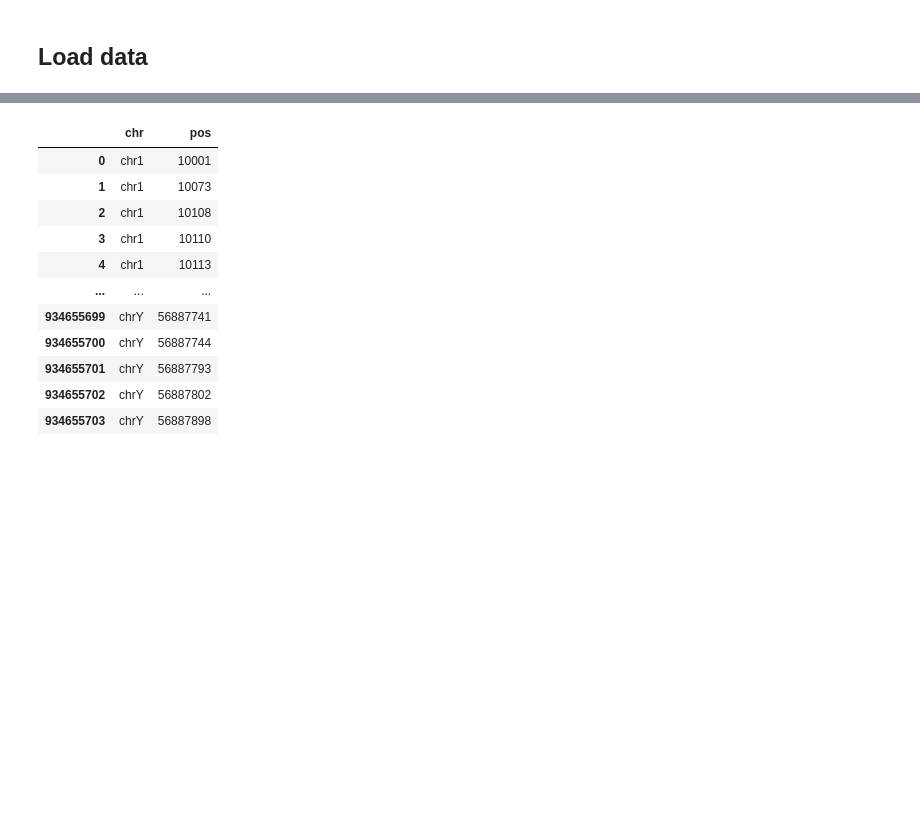
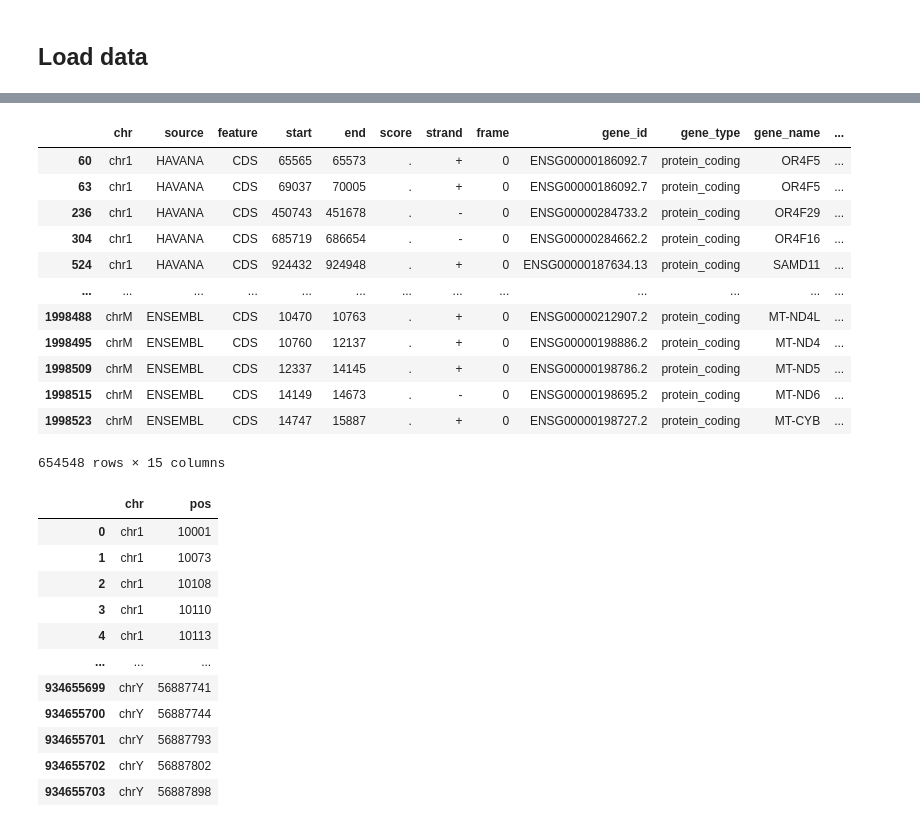
Before and after one commit to healthcare-medicine-ai/wgs-constraint-llm, a Jupyter notebook: AoU Mutation Predictions.ipynb, the cells around one changed output, grey strips where cells are left out. Drawn from its saved outputs; the diff is of its cells as text; code cells hidden in the pictures; blank space fills up the shorter version.

```diff
--- a/AoU Mutation Predictions.ipynb
+++ b/AoU Mutation Predictions.ipynb
@@ -49,7 +49,9 @@ results_path = '/oak/stanford/groups/mrivas/projects/wgs-constraint-llm/osthoag/
 
 # Specify the file paths
 aou_variants_file_path = data_path + 'aou_variants.tsv.gz'
+gene_annotation_file_path = data_path + 'gencode.v44.basic.annotation.gtf.gz'
 genome_coverage_file_path = data_path + 'gnomad.genomes.r3.0.1.coverage.summary.tsv.bgz'
+coverage_file_path = data_path + 'gnomad.exomes.v4.0.coverage.summary.tsv.bgz'
 # %% [markdown]
 ## Define helper methods
 # %%
@@ -229,3 +274,48 @@ def plot_hist_from_predictions(predictions_df):
+# %%
+# Read the GTF file into a pandas DataFrame
+gene_df = pd.read_csv(gene_annotation_file_path, sep='\t', comment='#', header=None,
+                      names=['chr', 'source', 'feature', 'start', 'end', 'score', 'strand', 'frame', 'attribute'],
+                      dtype={'start': int, 'end': int})
+
+# Extract 'gene_id' from attributes
+gene_df['gene_id'] = gene_df['attribute'].str.extract(r'gene_id "(.*?)"')
+
+# Extract 'gene_type' from attributes
+gene_df['gene_type'] = gene_df['attribute'].str.extract(r'gene_type "(.*?)"')
+
+# Extract 'gene_name' from attributes
+gene_df['gene_name'] = gene_df['attribute'].str.extract(r'gene_name "(.*?)"')
+
+# Extract 'transcript_id' from attributes
+gene_df['transcript_id'] = gene_df['attribute'].str.extract(r'transcript_id "(.*?)"')
+
+# Extract 'transcript' and 'num' from transcript_id
+gene_df[['transcript', 'transcript_num']] = gene_df['transcript_id'].str.split('.', expand=True)
+
+# Extract 'transcript_name' from attributes
+gene_df['transcript_name'] = gene_df['attribute'].str.extract(r'transcript_name "(.*?)"')
+
+# Drop the original attribute column
+gene_df = gene_df.drop('attribute', axis=1)
+
+# Filter rows for protein-coding regions
+gene_df = gene_df[(gene_df['gene_type'] == 'protein_coding') & (gene_df['feature'] == 'CDS')]
+
+gene_df
+# %% [output]
+|  | chr | source | feature | start | end | score | strand | frame | gene_id | gene_type | gene_name | ... |
+| 60 | chr1 | HAVANA | CDS | 65565 | 65573 | . | + | 0 | ENSG00000186092.7 | protein_coding | OR4F5 | ... |
+| 63 | chr1 | HAVANA | CDS | 69037 | 70005 | . | + | 0 | ENSG00000186092.7 | protein_coding | OR4F5 | ... |
+| 236 | chr1 | HAVANA | CDS | 450743 | 451678 | . | - | 0 | ENSG00000284733.2 | protein_coding | OR4F29 | ... |
+| 304 | chr1 | HAVANA | CDS | 685719 | 686654 | . | - | 0 | ENSG00000284662.2 | protein_coding | OR4F16 | ... |
+| 524 | chr1 | HAVANA | CDS | 924432 | 924948 | . | + | 0 | ENSG00000187634.13 | protein_coding | SAMD11 | ... |
+| ... | ... | ... | ... | ... | ... | ... | ... | ... | ... | ... | ... | ... |
+| 1998488 | chrM | ENSEMBL | CDS | 10470 | 10763 | . | + | 0 | ENSG00000212907.2 | protein_coding | MT-ND4L | ... |
+| 1998495 | chrM | ENSEMBL | CDS | 10760 | 12137 | . | + | 0 | ENSG00000198886.2 | protein_coding | MT-ND4 | ... |
+| 1998509 | chrM | ENSEMBL | CDS | 12337 | 14145 | . | + | 0 | ENSG00000198786.2 | protein_coding | MT-ND5 | ... |
+| 1998515 | chrM | ENSEMBL | CDS | 14149 | 14673 | . | - | 0 | ENSG00000198695.2 | protein_coding | MT-ND6 | ... |
+| 1998523 | chrM | ENSEMBL | CDS | 14747 | 15887 | . | + | 0 | ENSG00000198727.2 | protein_coding | MT-CYB | ... |
+654548 rows × 15 columns
 # %%
 # Initialize an empty dataframe to store the concatenated data
 aou_variants_df = pd.DataFrame()
```
Also changed, not shown: parts of 7 cells of this notebook, 5 other files.
